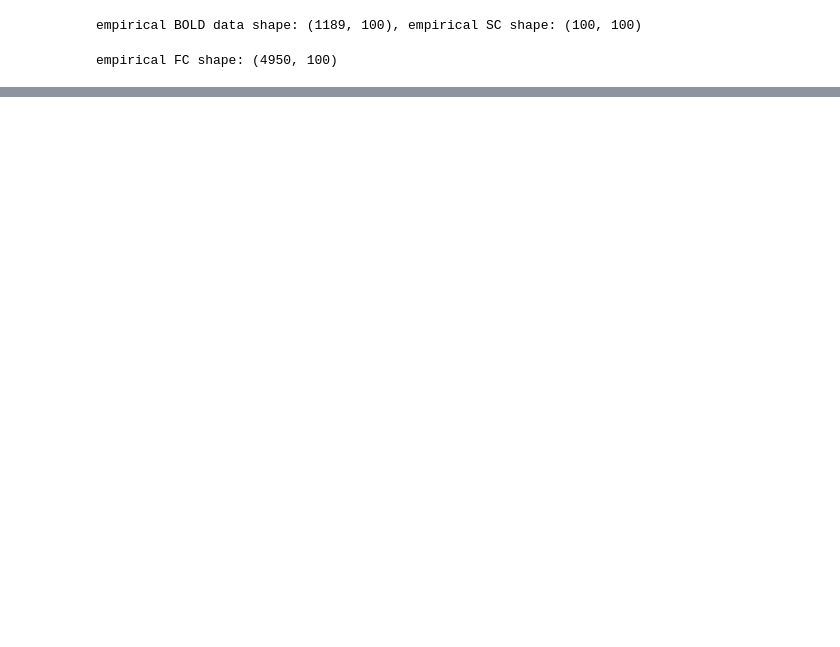
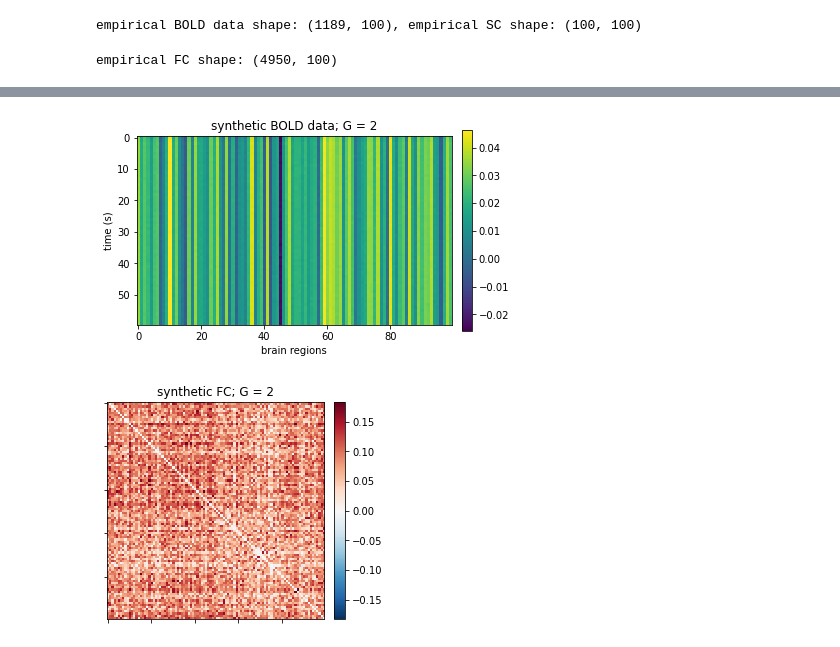
Before and after one commit to hannatolle/brain-models, a Jupyter notebook: brain_modeling.ipynb, the cells around one changed output, grey strips where cells are left out. Drawn from its saved outputs; the diff is of its cells as text; code cells hidden in the pictures; blank space fills up the shorter version.

```diff
--- a/brain_modeling.ipynb
+++ b/brain_modeling.ipynb
@@ -210 +250,9 @@ cbar = ax.figure.colorbar(im, ax=ax)
+# %%
+# test run the consensus structural connectivity
+ms = 120000
+model = BrainModel()
+model.testrun(ms)
+# %% [output]
+[figure, added]
+[figure, added]
 # %%
```
Also changed, not shown: parts of 8 cells of this notebook.
